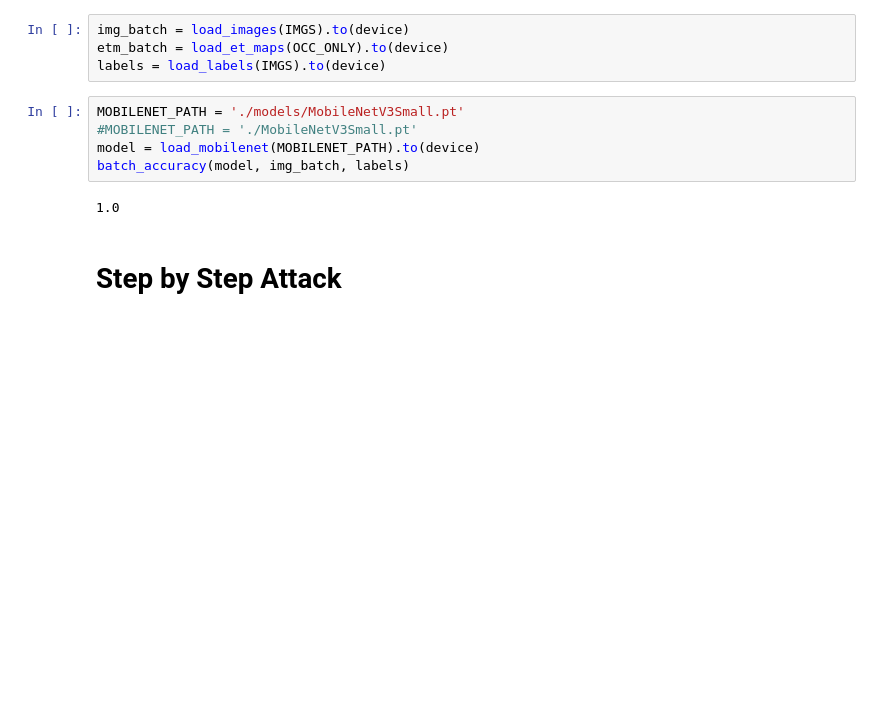
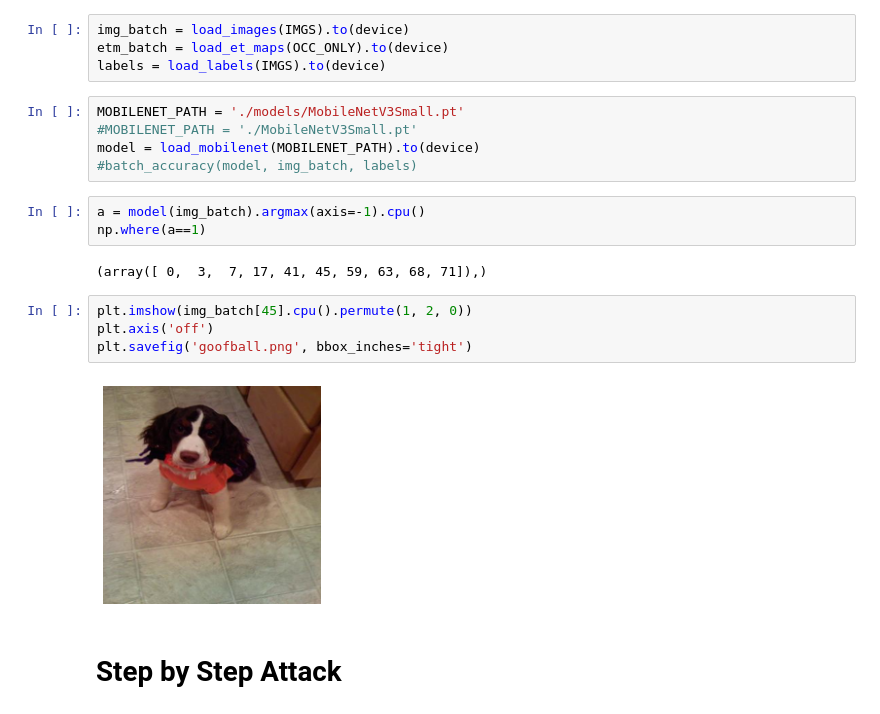
Before and after one commit to FlorianMerkle/Human-Perception-Aware-Adversarial-Examples, a Jupyter notebook: invariance-based-aas.ipynb, the cells around one changed output. Drawn from its saved outputs; the diff is of its cells as text; blank space fills up the shorter version.

```diff
--- a/invariance-based-aas.ipynb
+++ b/invariance-based-aas.ipynb
@@ -39,9 +39,18 @@ labels = load_labels(IMGS).to(device)
 MOBILENET_PATH = './models/MobileNetV3Small.pt'
 #MOBILENET_PATH = './MobileNetV3Small.pt'
 model = load_mobilenet(MOBILENET_PATH).to(device)
-batch_accuracy(model, img_batch, labels)
+#batch_accuracy(model, img_batch, labels)
-# %% [output]
-1.0
+# %%
+a = model(img_batch).argmax(axis=-1).cpu()
+np.where(a==1)
+# %% [output]
+(array([ 0,  3,  7, 17, 41, 45, 59, 63, 68, 71]),)
+# %%
+plt.imshow(img_batch[45].cpu().permute(1, 2, 0))
+plt.axis('off')
+plt.savefig('goofball.png', bbox_inches='tight')
+# %% [output]
+[figure, added]
 # %% [markdown]
 # Step by Step Attack
 # %% [markdown]
```
